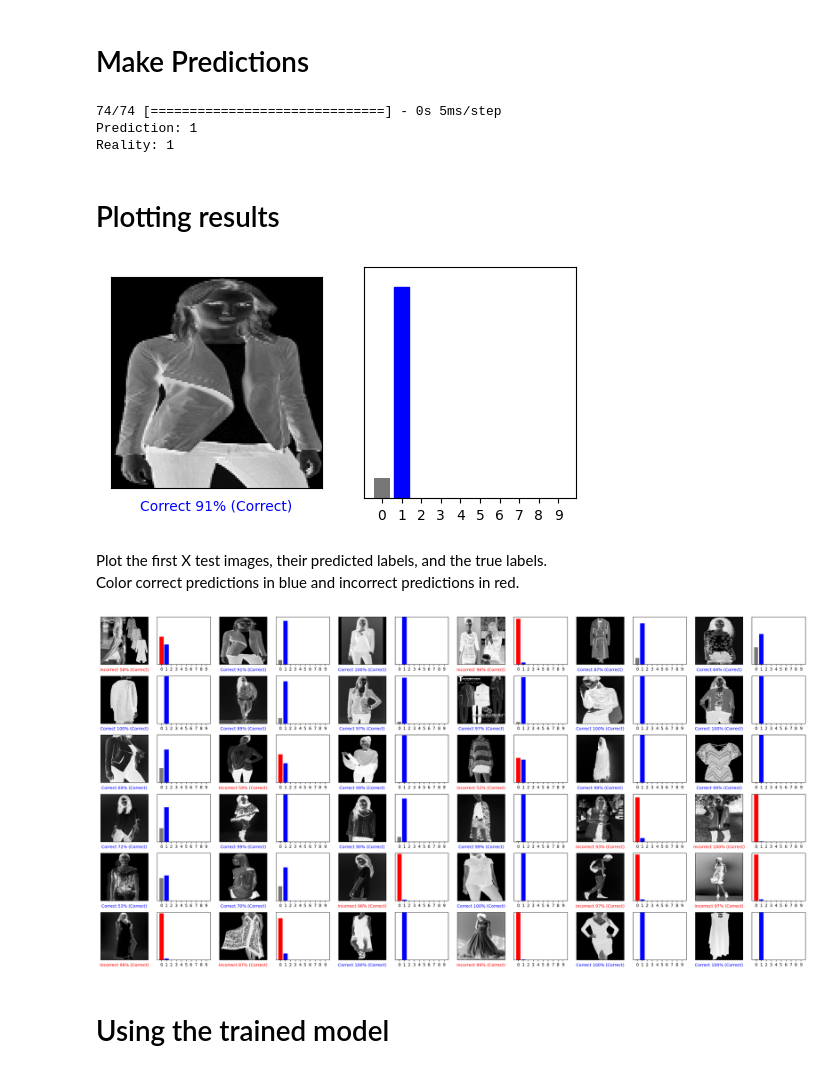
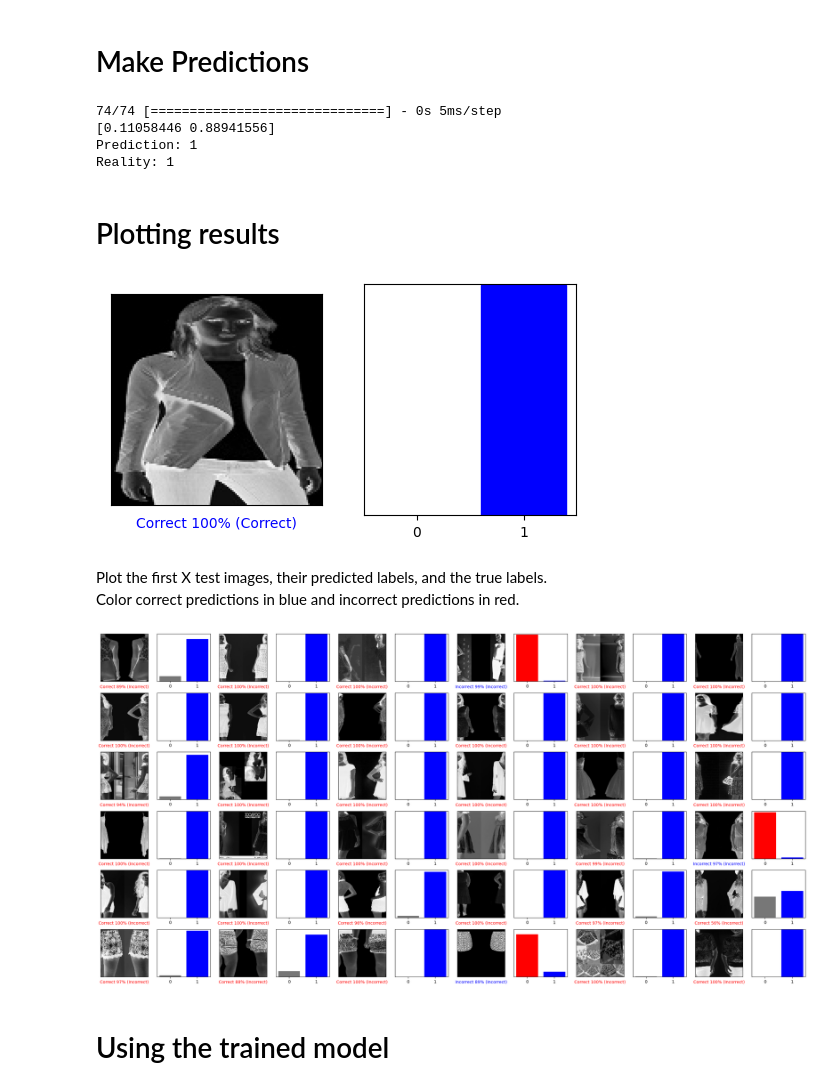
Before and after one commit to At11011/datathon_test_repository, a Jupyter notebook: src/model_development.ipynb, the cells around one changed output. Saved outputs shown, nothing was run; the diff lists cells and outputs as text; code cells hidden in the pictures.

```diff
--- a/src/model_development.ipynb
+++ b/src/model_development.ipynb
@@ -18,23 +18,6 @@ print(tf.__version__)
 # Load training images
 Load images from the [assets] folder and scan them into arrays.
 # %%
-# A function to convert an image into a permutation
-def image_perm(image, perm):
-  q0 = image[0:int(image_height/2), 0:int(image_width/2)]
-  q1 = image[0:int(image_height/2), int(image_width/2):image_width]
-  q2 = image[int(image_height/2):image_height, 0:int(image_width/2)]
-  q3 = image[int(image_height/2):image_height, int(image_width/2):image_width]
-
-  pre_perm = [q0, q1, q2, q3]
-
-  q0 = pre_perm[perm[0]]
-  q1 = pre_perm[perm[1]]
-  q2 = pre_perm[perm[2]]
-  q3 = pre_perm[perm[3]]
-
-  res = np.concatenate((np.concatenate((q0, q1), 1), np.concatenate((q2, q3), 1)), 0)
-  return res
-
 # List of all directories of training data
 dirs = ["0123", "1032", "1230", "2013", "3102"]
 # Path to traning data
@@ -245,7 +228,7 @@ model = tf.keras.Sequential([
     # Densely connected nural net with 128 notes
     tf.keras.layers.Dense(128, activation='relu'),
     # Fewer nodes
-    tf.keras.layers.Dense(10)
+    tf.keras.layers.Dense(2)
 ])
 # %% [markdown]
 # Compile stage
@@ -318,10 +301,13 @@ Test accuracy: 0.9042145609855652
 probability_model = tf.keras.Sequential([model, tf.keras.layers.Softmax()])
 predictions = probability_model.predict(testing_images)
 
+print(predictions[0])
+
 print("Prediction: {:d}".format(np.argmax(predictions[1])))
 print("Reality: {:d}".format(testing_labels[1]))
 # %% [output]
 74/74 [==============================] - 0s 5ms/step
+[0.11058446 0.88941556]
 Prediction: 1
 Reality: 1
 # %% [markdown]
@@ -350,9 +336,9 @@ def plot_image(i, predictions_array, true_label, img):
 def plot_value_array(i, predictions_array, true_label):
   true_label = true_label[i]
   plt.grid(False)
-  plt.xticks(range(10))
+  plt.xticks(range(2))
   plt.yticks([])
-  thisplot = plt.bar(range(10), predictions_array, color="#777777")
+  thisplot = plt.bar(range(2), predictions_array, color="#777777")
   plt.ylim([0, 1])
   predicted_label = np.argmax(predictions_array)
 
@@ -367,25 +353,25 @@ plt.subplot(1,2,2)
 plot_value_array(i, predictions[i],  testing_labels)
 plt.show()
 # %% [output]
-[figure, old version]
+[figure, new version]
 # %% [markdown]
 Plot the first X test images, their predicted labels, and the true labels.
 Color correct predictions in blue and incorrect predictions in red.
 # %%
 # Modified from https://www.tensorflow.org/tutorials/keras/classification
 num_rows = 6
 num_cols = 6
 num_images = num_rows*num_cols
 plt.figure(figsize=(2*2*num_cols, 2*num_rows))
 for i in range(num_images):
   plt.subplot(num_rows, 2*num_cols, 2*i+1)
-  plot_image(i, predictions[i], testing_labels, testing_images)
+  plot_image(i + 500, predictions[i], testing_labels, testing_images)
   plt.subplot(num_rows, 2*num_cols, 2*i+2)
   plot_value_array(i, predictions[i], testing_labels)
 plt.tight_layout()
 plt.show()
 # %% [output]
-[figure, old version]
+[figure, new version]
 # %% [markdown]
 # Using the trained model
 # %%
```
Also changed, not shown: parts of 4 cells of this notebook, 4 other files.
